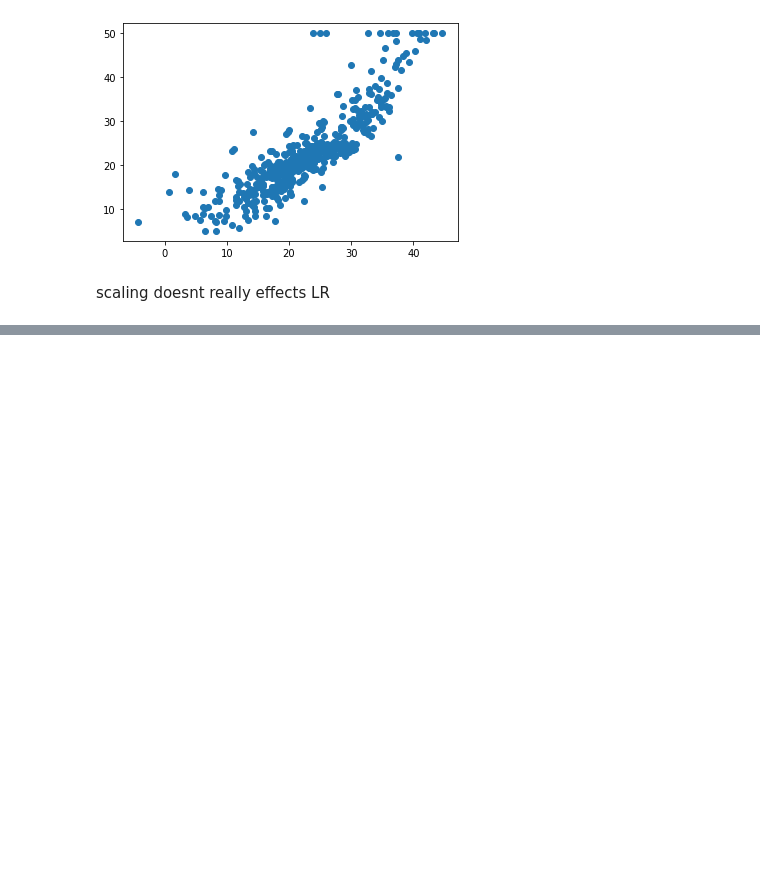
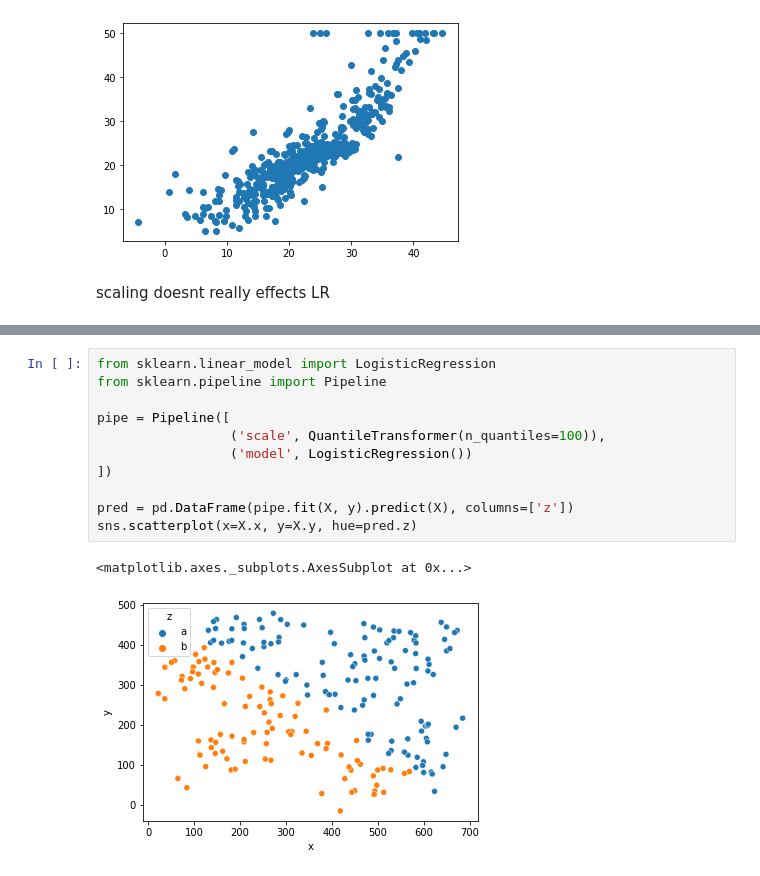
Before and after one commit to quicksilverri/statistics, a Jupyter notebook: sklearn_basics.ipynb, the cells around one changed output, grey strips where cells are left out. Cells and saved outputs as stored; diff of their text form; blank space fills up the shorter version.

```diff
--- a/sklearn_basics.ipynb
+++ b/sklearn_basics.ipynb
@@ -80,0 +165,14 @@ scaling doesnt really effects LR
+# %%
+from sklearn.linear_model import LogisticRegression
+from sklearn.pipeline import Pipeline
+
+pipe = Pipeline([
+                 ('scale', QuantileTransformer(n_quantiles=100)),
+                 ('model', LogisticRegression())
+])
+
+pred = pd.DataFrame(pipe.fit(X, y).predict(X), columns=['z'])
+sns.scatterplot(x=X.x, y=X.y, hue=pred.z)
+# %% [output]
+<matplotlib.axes._subplots.AxesSubplot at 0x...>
+[figure, added]
```
Also changed, not shown: parts of 47 cells of this notebook.
